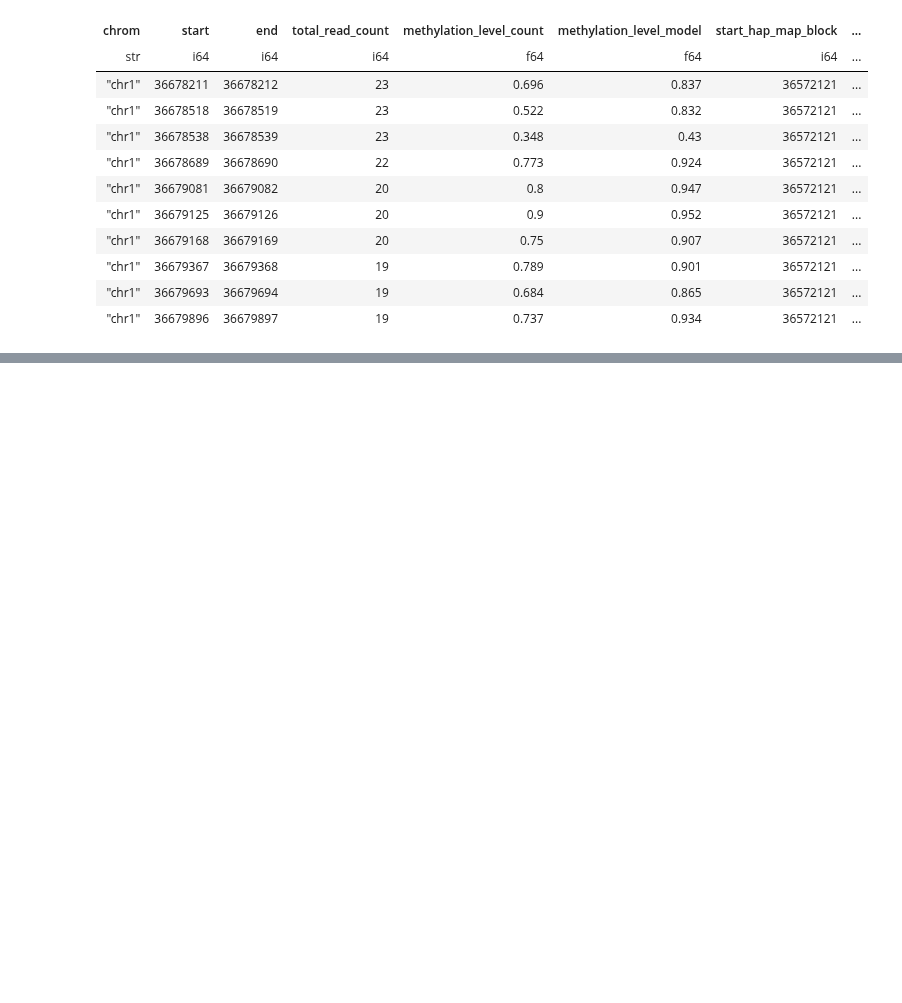
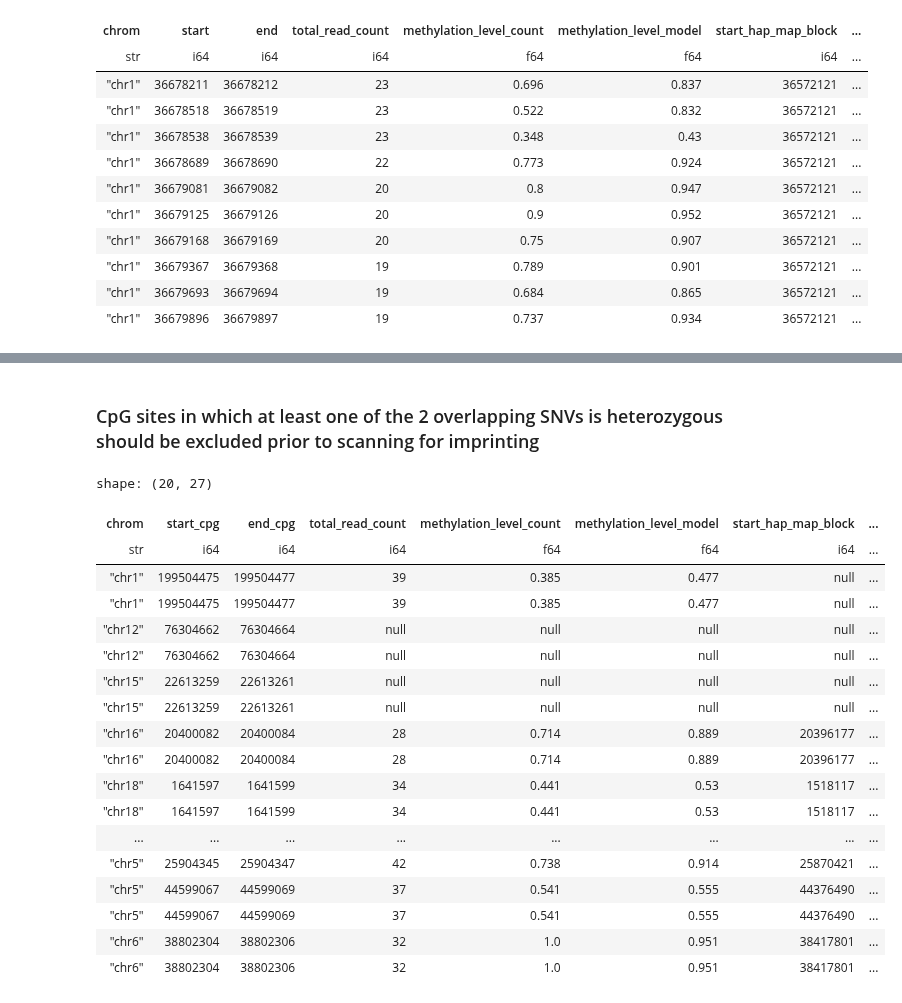
Before and after one commit to quinlan-lab/tapestry, a Jupyter notebook: src/expand_to_all_cpgs.200081.ipynb, the cells around one changed output, grey strips where cells are left out. Cells and saved outputs as stored; diff of their text form; code cells hidden in the pictures; blank space fills up the shorter version.

Commit message:
[v7] imprinting tutorial

```diff
--- a/src/expand_to_all_cpgs.200081.ipynb
+++ b/src/expand_to_all_cpgs.200081.ipynb
@@ -351,0 +433,18 @@ Percentage of CpG sites (in reference and sample genomes, and on phasable chroms
+# %%
+def add_locus_cpg(df):
+    return df.with_columns(
+        locus_cpg = pl.format(
+            "{}:{}-{}",
+            pl.col("chrom"),
+            pl.col("start_cpg"),
+            pl.col("end_cpg")
+        )
+    )
+
+def subset_cpgs_at_variants(df, allele_pat, allele_mat, num_SNVs_overlapping_CG):
+    df = df.filter(
+        (pl.col('allele_pat') == str(allele_pat)) &
+        (pl.col('allele_mat') == str(allele_mat)) &
+        (pl.col('num_SNVs_overlapping_CG') == num_SNVs_overlapping_CG)
+    )
+    return add_locus_cpg(df)
@@ -351,0 +605,62 @@ Percentage of CpG sites (in reference and sample genomes, and on phasable chroms
+# %% [markdown]
+### CpG sites in which at least one of the 2 overlapping SNVs is heterozygous should be excluded prior to scanning for imprinting
+# %%
+# LOGIC:
+# 1. If the two SNVs are each homozygous, then the haplotypes are the same (either CpG or not), and therefore it is impossible to generate a false example of imprinting.
+# 2. If one SNV is homozygous and the other heterozygous, then the haplotypes are different.
+#   i. If one of those haplotypes is CpG, false imprinting is possible.
+#   ii. It neither haplotye is CpG, then throwing it out doesn't matter.
+# 3. If both SNVs are heterozygous, then there are two ways that the ALT alleles could segregate among the haplotypes:
+#   i. One ALT is on hap1; the second ALT is on hap2.
+#   ii. Both ALTs are on the same haplotype.
+#    Either way, the haplotypes are different, and we are back to case 2.
+
+def sample_cpgs_at_double_variants(df, sample_size, seed):
+    number_variants = 2
+    coord_cols = ['chrom', 'start_cpg', 'end_cpg']
+
+    # 1. Filter to find the valid rows
+    # 2. Select ONLY the coord cols and get UNIQUE combinations
+    # 3. Sample from those unique records
+    sample_coordinates = (
+        df
+        .filter(pl.col('num_SNVs_overlapping_CG') == number_variants)
+        .select(coord_cols)
+        .unique()
+        .sort(coord_cols)
+        .sample(sample_size, seed=seed)
+    )
+
+    # 4. Join the distinct coordinates back to the full dataframe
+    result = df.join(
+        sample_coordinates,
+        on=coord_cols,
+        how='inner'
+    ).sort(coord_cols)
+
+    pl.Config.set_tbl_rows(number_variants*sample_size)
+
+    return add_locus_cpg(result)
+
+# Visual inspection of many loci, including the following, in IGV confirmed the LOGIC presented above
+sample_cpgs_at_double_variants(DF_METH_FOUNDER_PHASED_ALL_CPGS_WITH_VARIANT_LABEL, sample_size=10, seed=39)
+# %% [output]
+shape: (20, 27)
+| chrom | start_cpg | end_cpg | total_read_count | methylation_level_count | methylation_level_model | start_hap_map_block | ... |
+| str | i64 | i64 | i64 | f64 | f64 | i64 | ... |
+| "chr1" | 199504475 | 199504477 | 39 | 0.385 | 0.477 | null | ... |
+| "chr1" | 199504475 | 199504477 | 39 | 0.385 | 0.477 | null | ... |
+| "chr12" | 76304662 | 76304664 | null | null | null | null | ... |
+| "chr12" | 76304662 | 76304664 | null | null | null | null | ... |
+| "chr15" | 22613259 | 22613261 | null | null | null | null | ... |
+| "chr15" | 22613259 | 22613261 | null | null | null | null | ... |
+| "chr16" | 20400082 | 20400084 | 28 | 0.714 | 0.889 | 20396177 | ... |
+| "chr16" | 20400082 | 20400084 | 28 | 0.714 | 0.889 | 20396177 | ... |
+| "chr18" | 1641597 | 1641599 | 34 | 0.441 | 0.53 | 1518117 | ... |
+| "chr18" | 1641597 | 1641599 | 34 | 0.441 | 0.53 | 1518117 | ... |
+| ... | ... | ... | ... | ... | ... | ... | ... |
+| "chr5" | 25904345 | 25904347 | 42 | 0.738 | 0.914 | 25870421 | ... |
+| "chr5" | 44599067 | 44599069 | 37 | 0.541 | 0.555 | 44376490 | ... |
+| "chr5" | 44599067 | 44599069 | 37 | 0.541 | 0.555 | 44376490 | ... |
+| "chr6" | 38802304 | 38802306 | 32 | 1.0 | 0.951 | 38417801 | ... |
+| "chr6" | 38802304 | 38802306 | 32 | 1.0 | 0.951 | 38417801 | ... |
```
Also changed, not shown: parts of 37 cells of this notebook, 2 other files.
